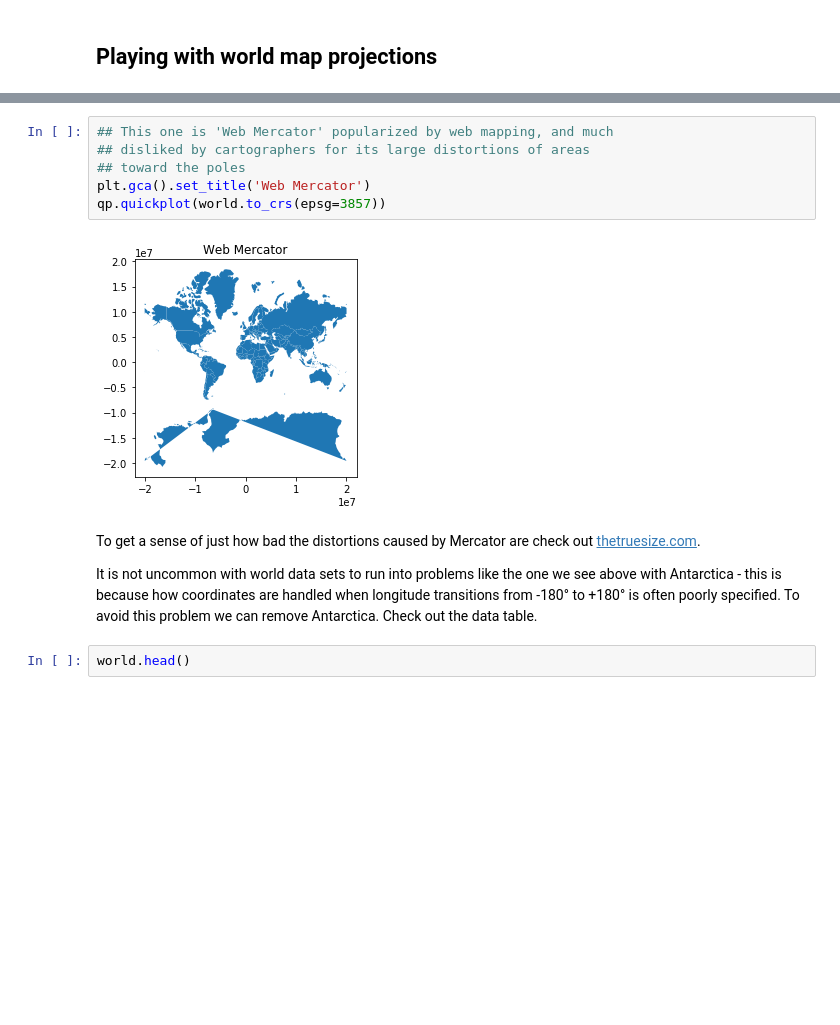
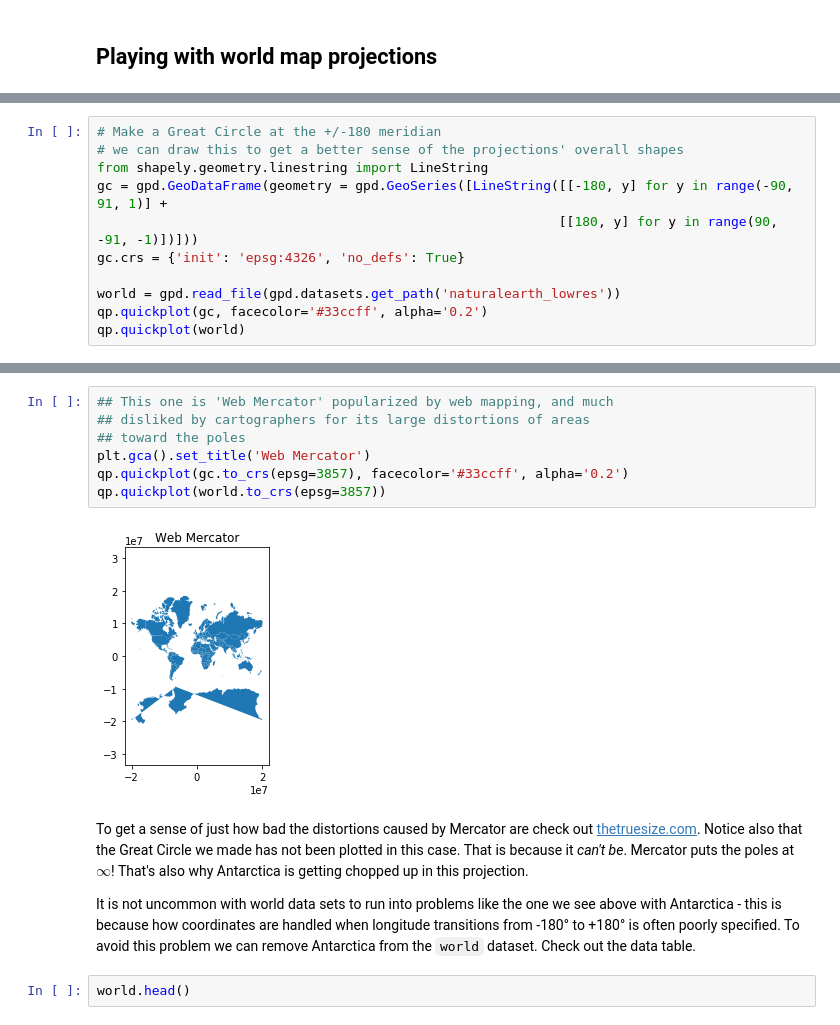
Before and after one commit to data-8/geography-88, a Jupyter notebook: session2/Map-projection.ipynb, the cells around one changed output, grey strips where cells are left out. Drawn from its saved outputs; the diff is of its cells as text; blank space fills up the shorter version.

Commit message:
Session 2 including new data and an assignment notebook completed

```diff
--- a/session2/Map-projection.ipynb
+++ b/session2/Map-projection.ipynb
@@ -98,0 +99,11 @@ qp.quickplot(world)
+# %%
+# Make a Great Circle at the +/-180 meridian
+# we can draw this to get a better sense of the projections' overall shapes
+from shapely.geometry.linestring import LineString
+gc = gpd.GeoDataFrame(geometry = gpd.GeoSeries([LineString([[-180, y] for y in range(-90, 91, 1)] +
+                                                           [[180, y] for y in range(90, -91, -1)])]))
+gc.crs = {'init': 'epsg:4326', 'no_defs': True}
+
+world = gpd.read_file(gpd.datasets.get_path('naturalearth_lowres'))
+qp.quickplot(gc, facecolor='#33ccff', alpha='0.2')
+qp.quickplot(world)
@@ -99,15 +112,16 @@ qp.quickplot(world)
 # %%
 ## This one is 'Web Mercator' popularized by web mapping, and much
 ## disliked by cartographers for its large distortions of areas
 ## toward the poles
 plt.gca().set_title('Web Mercator')
+qp.quickplot(gc.to_crs(epsg=3857), facecolor='#33ccff', alpha='0.2')
 qp.quickplot(world.to_crs(epsg=3857))
 # %% [output]
-[figure, old version]
+[figure, new version]
 # %% [markdown]
-To get a sense of just how bad the distortions caused by Mercator are check out [thetruesize.com](http://thetruesize.com).
+To get a sense of just how bad the distortions caused by Mercator are check out [thetruesize.com](http://thetruesize.com). Notice also that the Great Circle we made has not been plotted in this case.  That is because it *can't be*. Mercator puts the poles at $\infty$! That's also why Antarctica is getting chopped up in this projection.
 
-It is not uncommon with world data sets to run into problems like the one we see above with Antarctica - this is because how coordinates are handled when longitude transitions from -180&deg; to +180&deg; is often poorly specified.  To avoid this problem we can remove Antarctica. Check out the data table.
+It is not uncommon with world data sets to run into problems like the one we see above with Antarctica - this is because how coordinates are handled when longitude transitions from -180&deg; to +180&deg; is often poorly specified.  To avoid this problem we can remove Antarctica from the `world` dataset. Check out the data table.
 # %%
 world.head()
 # %% [output]
```
Also changed, not shown: parts of 24 cells of this notebook, 6 other files.
